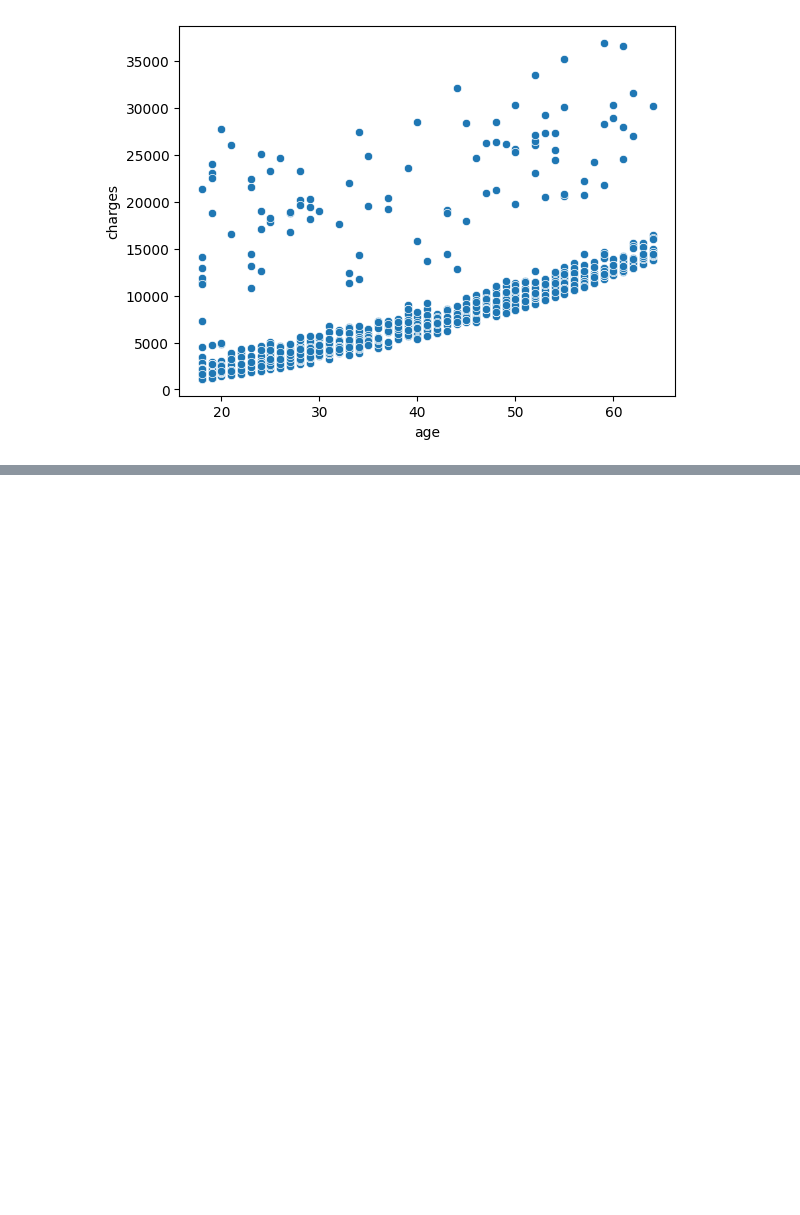
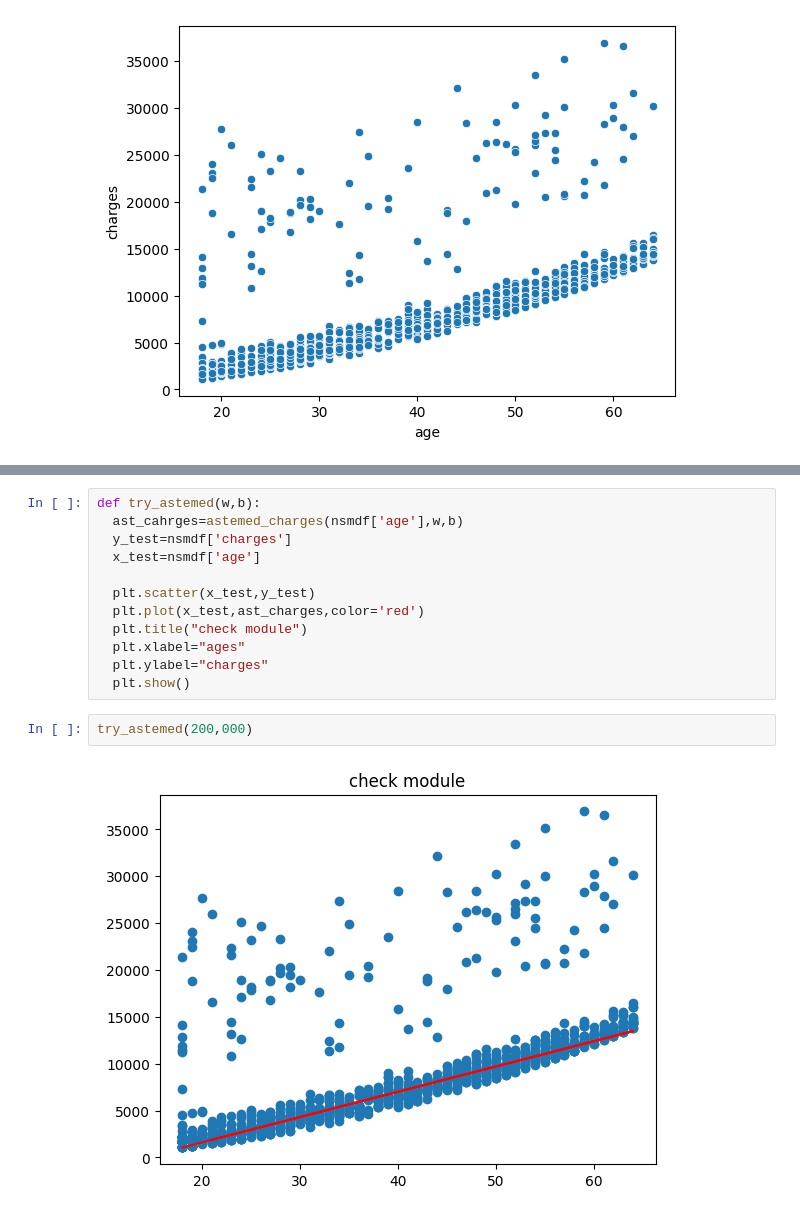
Before and after one commit to abolfazlshahsavaryyy/sklearn, a Jupyter notebook: sklearn.ipynb, the cells around one changed output, grey strips where cells are left out. Cells and saved outputs as stored; diff of their text form; blank space fills up the shorter version.

```diff
--- a/sklearn.ipynb
+++ b/sklearn.ipynb
@@ -191,0 +228,16 @@ sns.scatterplot(data=nsmdf,x='age',y='charges')
+# %%
+def try_astemed(w,b):
+  ast_cahrges=astemed_charges(nsmdf['age'],w,b)
+  y_test=nsmdf['charges']
+  x_test=nsmdf['age']
+
+  plt.scatter(x_test,y_test)
+  plt.plot(x_test,ast_charges,color='red')
+  plt.title("check module")
+  plt.xlabel="ages"
+  plt.ylabel="charges"
+  plt.show()
+# %%
+try_astemed(200,000)
+# %% [output]
+[figure, added]
```
Also changed, not shown: parts of 8 cells of this notebook.
